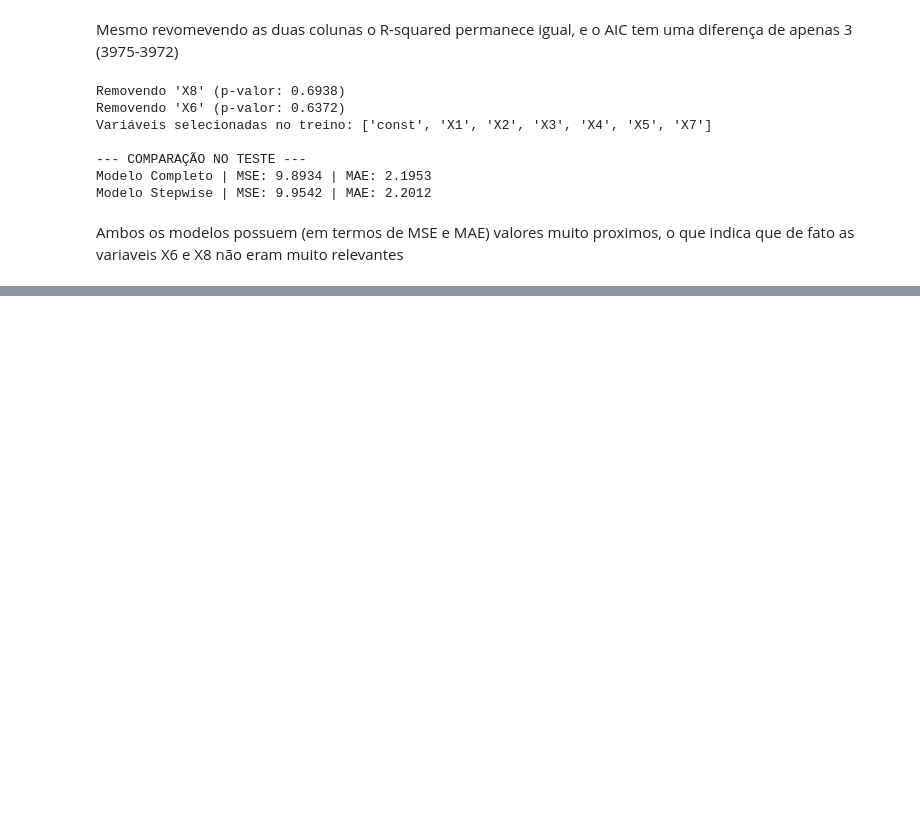
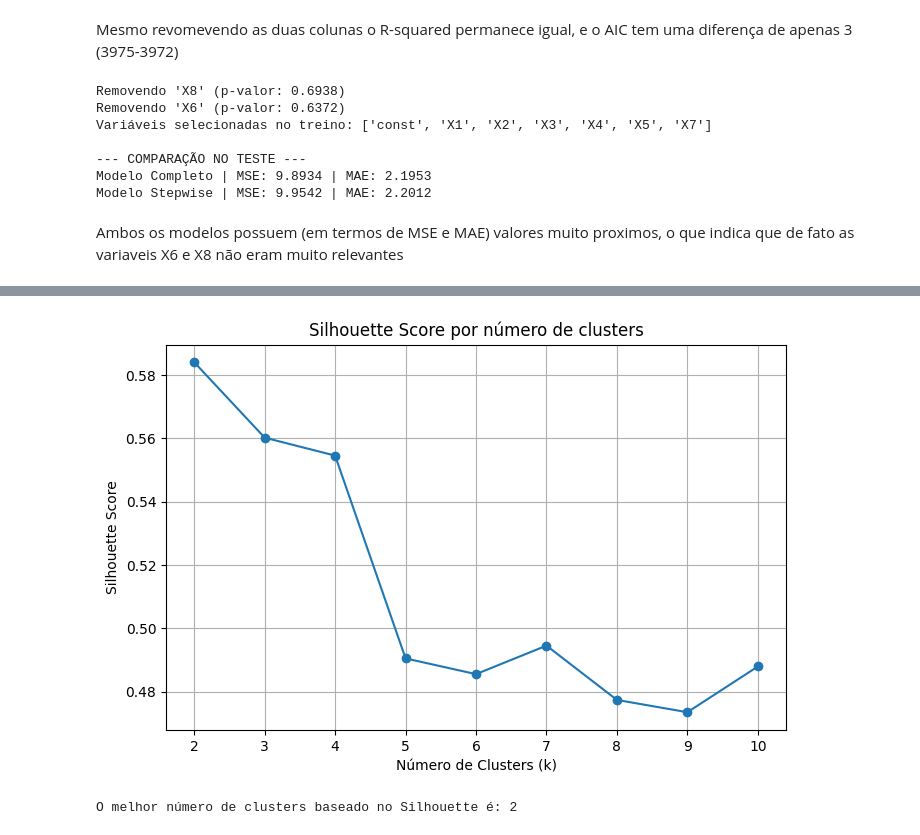
Before and after one commit to LouiseZN/T3_Multi_Variada, a Jupyter notebook: t2.ipynb, the cells around one changed output, grey strips where cells are left out. Drawn from its saved outputs; the diff is of its cells as text; code cells hidden in the pictures; blank space fills up the shorter version.

```diff
--- a/t2.ipynb
+++ b/t2.ipynb
@@ -307,0 +456,3 @@ Ambos os modelos possuem (em termos de MSE e MAE) valores muito proximos, o que
+# %%
+df_completo = pd.read_csv("Chemical Composion of Ceramic.csv")
+df_completo
@@ -307,0 +473,38 @@ Ambos os modelos possuem (em termos de MSE e MAE) valores muito proximos, o que
+# %%
+#a)
+
+from sklearn.metrics import silhouette_score
+from sklearn.cluster import KMeans
+
+df = df_completo.drop(["Ceramic Name", "Part"], axis=1)
+
+X = df
+
+scores = []
+k_values = range(2, 11) # Começa em 2, pois silhouette não existe para k=1
+
+for i in k_values:
+    # n_init='auto' remove avisos chatos em versões novas
+    modelo = KMeans(n_clusters=i, random_state=42, n_init='auto')
+
+    modelo.fit(X)
+
+    # Calcula o score
+    score = silhouette_score(X, modelo.labels_)
+    scores.append(score)
+
+# Plotando Corretamente
+plt.figure(figsize=(8, 5))
+plt.plot(k_values, scores, marker='o', linestyle='-') # K no eixo X, Score no Y
+plt.title('Silhouette Score por número de clusters')
+plt.xlabel('Número de Clusters (k)')
+plt.ylabel('Silhouette Score')
+plt.grid(True)
+plt.show()
+
+# Mostrando qual o melhor k
+melhor_k = k_values[np.argmax(scores)]
+print(f"O melhor número de clusters baseado no Silhouette é: {melhor_k}")
+# %% [output]
+[figure, added]
+O melhor número de clusters baseado no Silhouette é: 2
```
Also changed, not shown: parts of 18 cells of this notebook, 1 other file.
